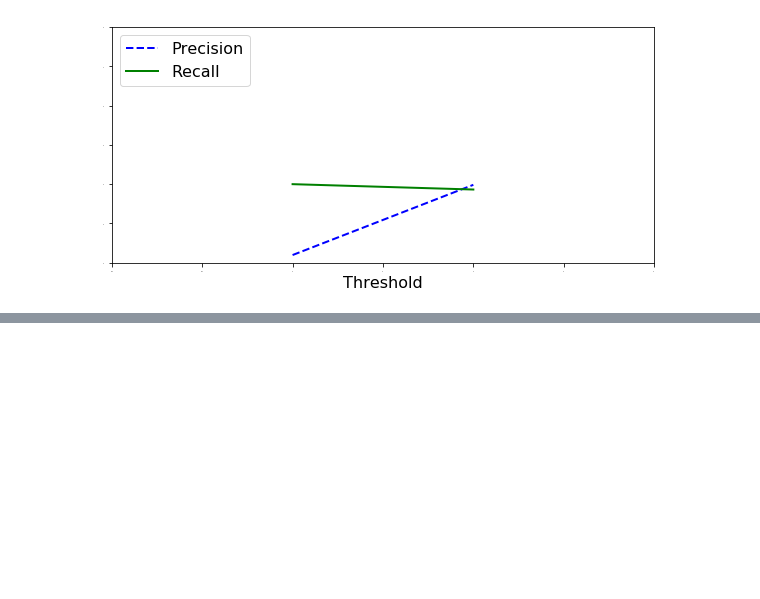
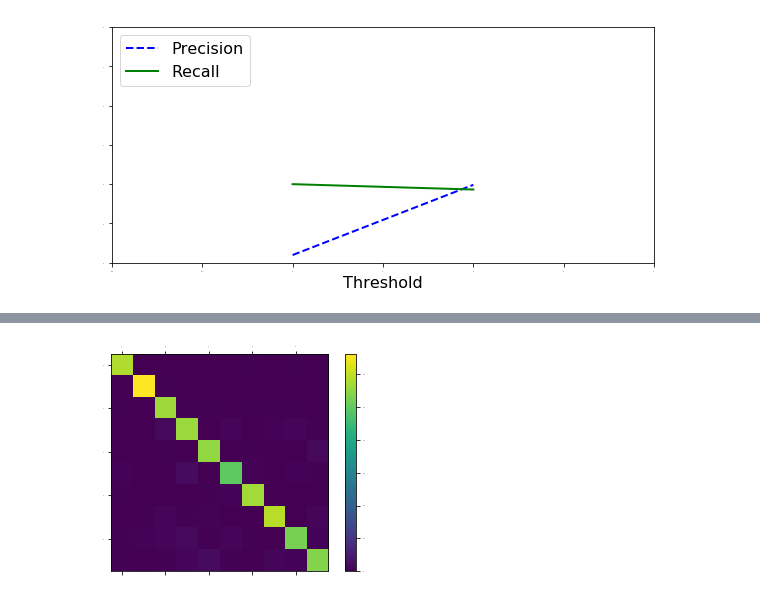
Before and after one commit to Joby2Code/MachineLearning_Fundamentals, a Jupyter notebook: Neural Network/Neural_Networks.ipynb, the cells around one changed output, grey strips where cells are left out. Saved outputs shown, nothing was run; the diff lists cells and outputs as text; code cells hidden in the pictures; blank space fills up the shorter version.

```diff
--- a/Neural Network/Neural_Networks.ipynb
+++ b/Neural Network/Neural_Networks.ipynb
@@ -411,0 +460,12 @@ Saving figure precision_recall_vs_threshold_plot
+# %%
+def plot_confusion_matrix(matrix):
+    """If you prefer color and a colorbar"""
+    fig = plt.figure(figsize=(6,4))
+    ax = fig.add_subplot(111)
+    cax = ax.matshow(matrix)
+    fig.colorbar(cax)
+
+
+plot_confusion_matrix(confusion_mx)
+# %% [output]
+[figure, added]
```
Also changed, not shown: parts of 34 cells of this notebook, 5 other files.
